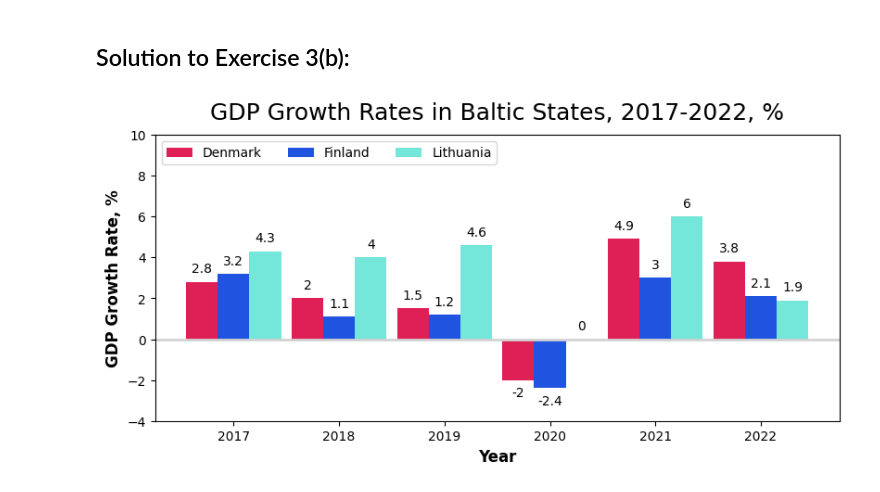
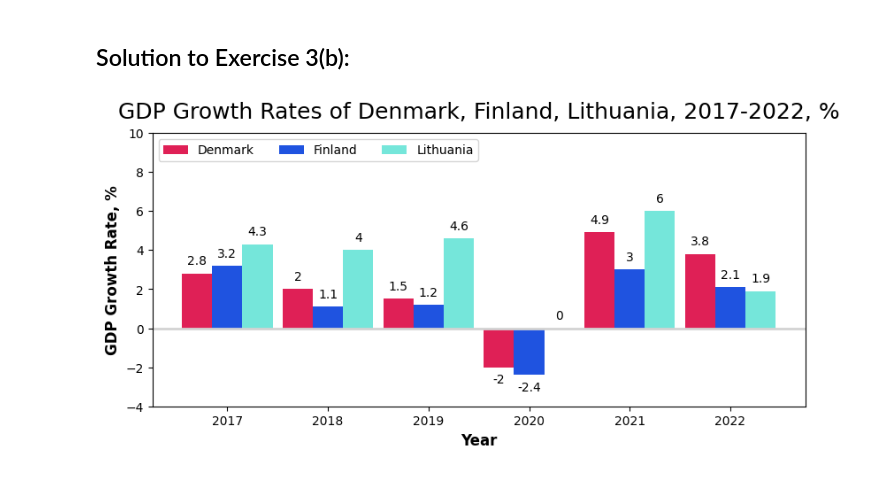
Before and after one commit to DainiusToleikis/DTA, a Jupyter notebook: Gross_Domestic_Product_Presentation.ipynb, the cells around one changed output. Saved outputs shown, nothing was run; the diff lists cells and outputs as text; code cells hidden in the pictures.

```diff
--- a/Gross_Domestic_Product_Presentation.ipynb
+++ b/Gross_Domestic_Product_Presentation.ipynb
@@ -283,32 +283,32 @@ multiplier = 0
 
 for country in countries:
     offset = width*multiplier
     country_gdp_rate = data.loc[country]
     cbar = ax.bar(x_bars + offset, country_gdp_rate, width, label=country, color= country_colors[country])
     ax.bar_label(cbar, padding=5)
     multiplier = multiplier +1
 
 # plot title
 
-ax.set_title('GDP Growth Rates in Baltic States, 2017-2022, %',fontsize=18, pad=12)
+ax.set_title('GDP Growth Rates of Denmark, Finland, Lithuania, 2017-2022, %',fontsize=18, pad=12)
 
 # plot legend
 
 ax.legend(loc='upper left', ncols=len(countries))
 
 # Y-axis
 
 ax.set_ylim(-4, 10)
 ax.set_ylabel('GDP Growth Rate, %', fontsize=12, fontweight= 'bold')
 
 # X-axis
 
 ax.set_xticks(x_bars + width, years)
 ax.set_xlabel('Year', fontsize=12, fontweight= 'bold')
 
 # zero axis
 ax.axhline(y=0, linestyle='solid', color = 'lightgrey', linewidth=2)
 
 plt.show()
 # %% [output]
-[figure, old version]
+[figure, new version]
```
